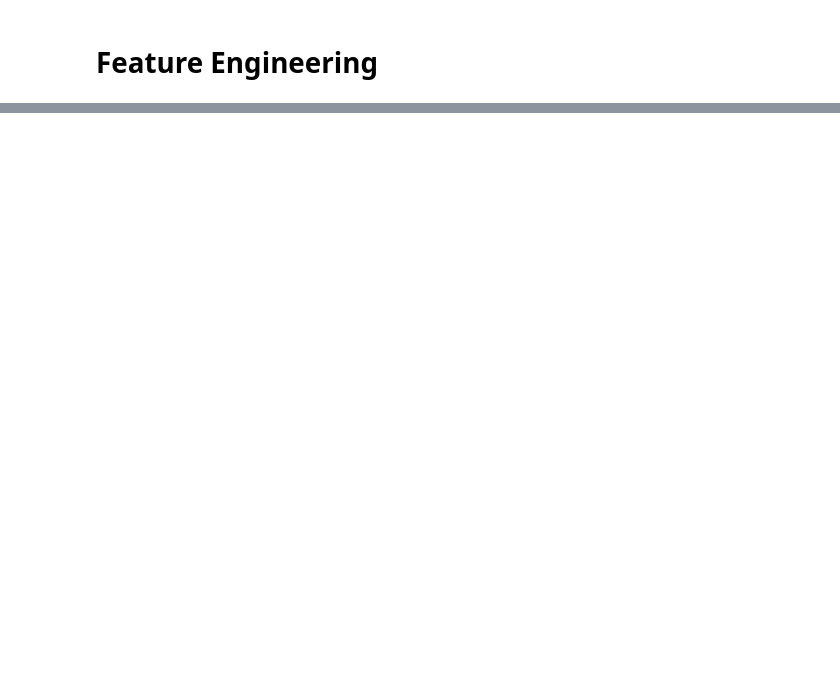
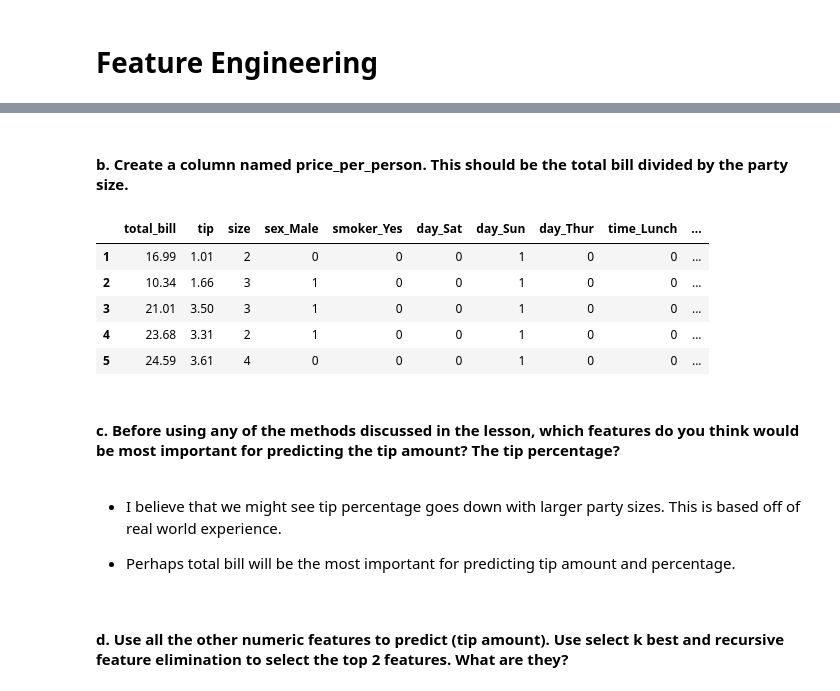
Before and after one commit to dbojado/regression-exercises, a Jupyter notebook: feature_engineering.ipynb, the cells around one changed output, grey strips where cells are left out. Saved outputs shown, nothing was run; the diff lists cells and outputs as text; code cells hidden in the pictures; blank space fills up the shorter version.

```diff
--- a/feature_engineering.ipynb
+++ b/feature_engineering.ipynb
@@ -294,0 +139,21 @@ X_reduced_scaled.columns.tolist()
+# %% [markdown]
+#### b. Create a column named price_per_person. This should be the total bill divided by the party size.
+# %%
+df['price_per_person'] = df['total_bill'] / df['size']
+
+df.head()
+# %% [output]
+|  | total_bill | tip | size | sex_Male | smoker_Yes | day_Sat | day_Sun | day_Thur | time_Lunch | ... |
+| 1 | 16.99 | 1.01 | 2 | 0 | 0 | 0 | 1 | 0 | 0 | ... |
+| 2 | 10.34 | 1.66 | 3 | 1 | 0 | 0 | 1 | 0 | 0 | ... |
+| 3 | 21.01 | 3.50 | 3 | 1 | 0 | 0 | 1 | 0 | 0 | ... |
+| 4 | 23.68 | 3.31 | 2 | 1 | 0 | 0 | 1 | 0 | 0 | ... |
+| 5 | 24.59 | 3.61 | 4 | 0 | 0 | 0 | 1 | 0 | 0 | ... |
+# %% [markdown]
+#### c. Before using any of the methods discussed in the lesson, which features do you think would be most important for predicting the tip amount? The tip percentage?
+# %% [markdown]
+- I believe that we might see tip percentage goes down with larger party sizes. This is based off of real world experience.
+
+- Perhaps total bill will be the most important for predicting tip amount and percentage.
+# %% [markdown]
+#### d. Use all the other numeric features to predict (tip amount). Use select k best and recursive feature elimination to select the top 2 features. What are they?
```
Also changed, not shown: parts of 83 cells of this notebook.
